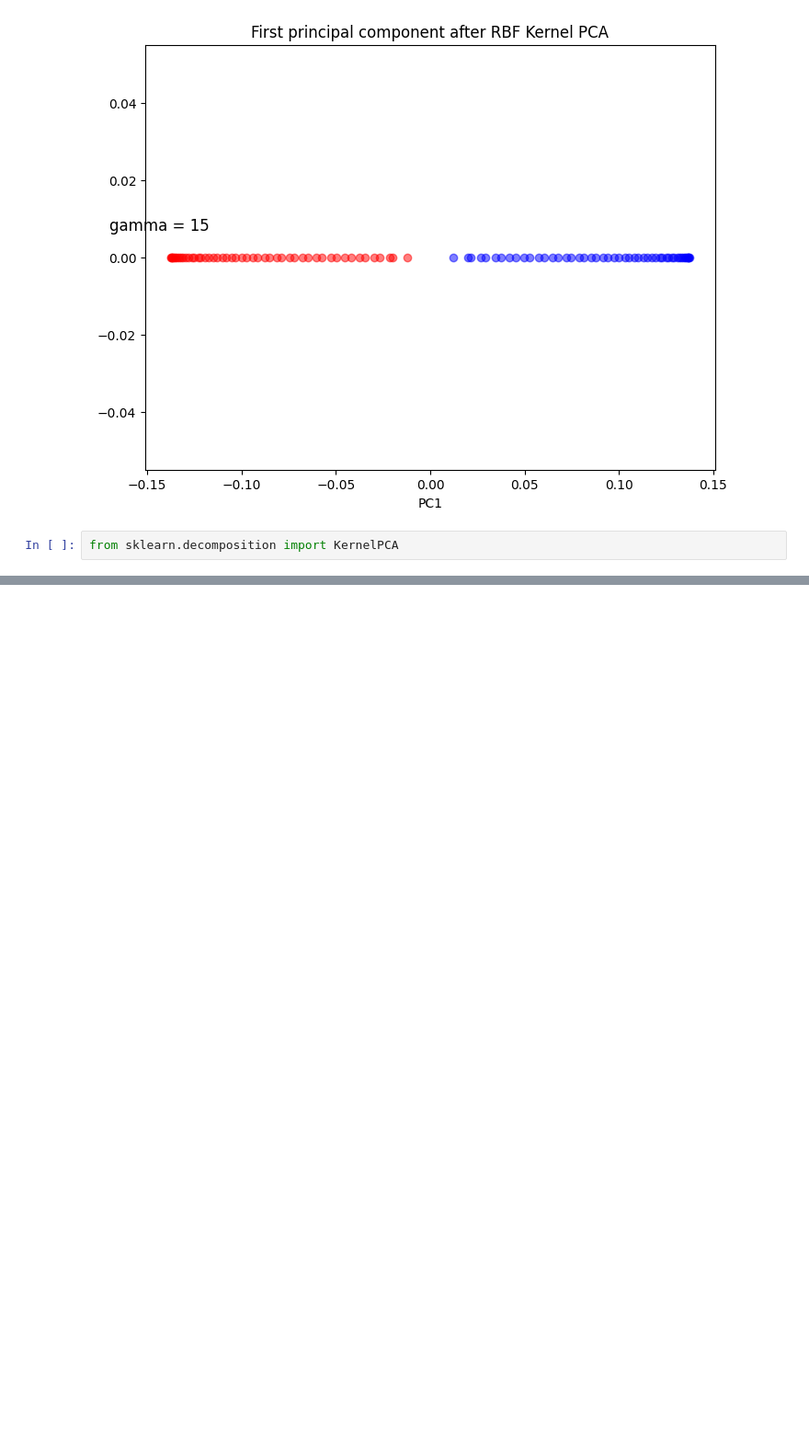
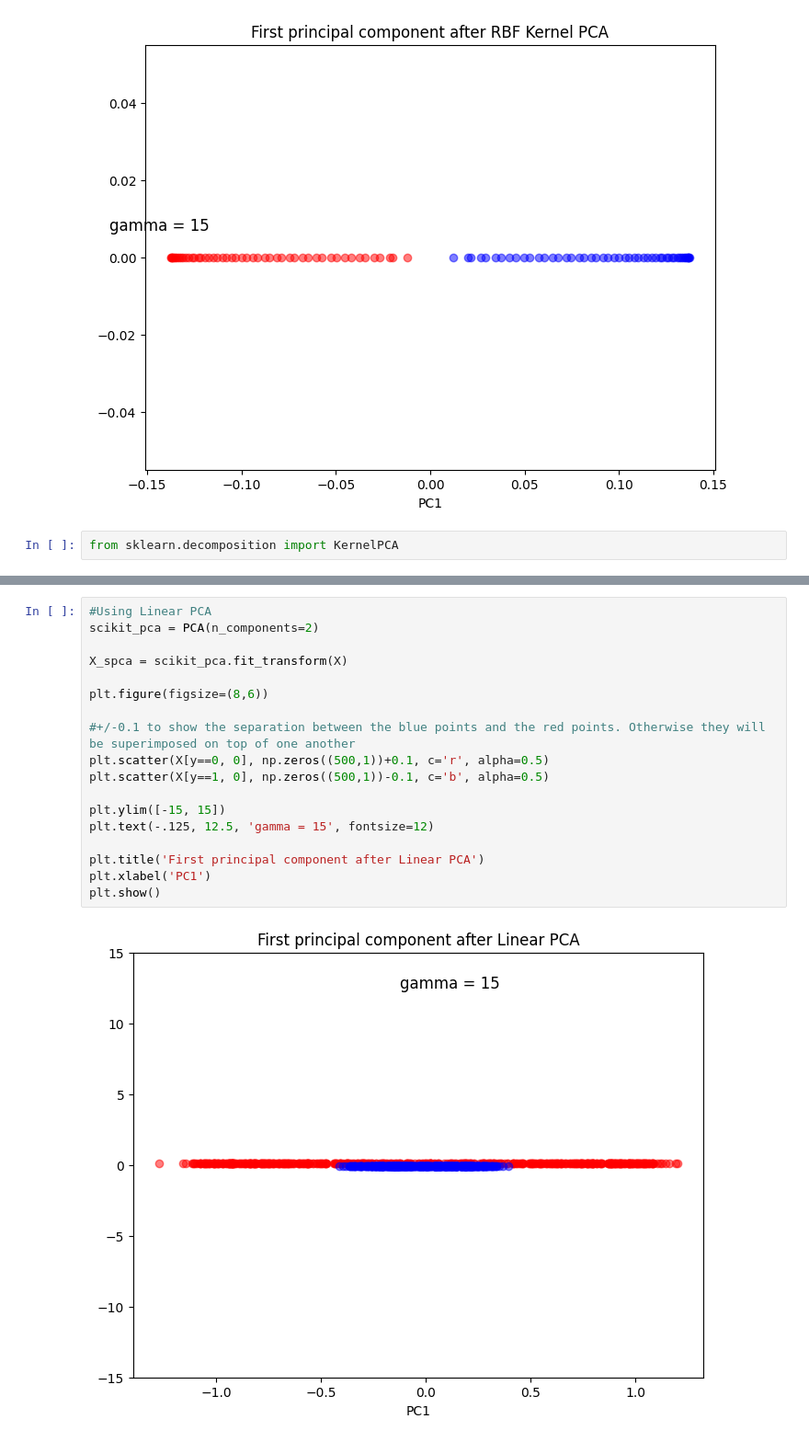
Before and after one commit to MaximillianJacob/PCA_Learning, a Jupyter notebook: py/2_KernelPCA/test3_Sebastian_Raschka.ipynb, the cells around one changed output, grey strips where cells are left out. Shown: that part at 92% size. Drawn from its saved outputs; the diff is of its cells as text; blank space fills up the shorter version.

```diff
--- a/py/2_KernelPCA/test3_Sebastian_Raschka.ipynb
+++ b/py/2_KernelPCA/test3_Sebastian_Raschka.ipynb
@@ -230,0 +267,20 @@ plt.scatter(X_skernpca[y==0, 0], X_skernpca[y==0, 1], c='r', alpha=0.5)
+# %%
+#Using Linear PCA
+scikit_pca = PCA(n_components=2)
+
+X_spca = scikit_pca.fit_transform(X)
+
+plt.figure(figsize=(8,6))
+
+#+/-0.1 to show the separation between the blue points and the red points. Otherwise they will be superimposed on top of one another
+plt.scatter(X[y==0, 0], np.zeros((500,1))+0.1, c='r', alpha=0.5)
+plt.scatter(X[y==1, 0], np.zeros((500,1))-0.1, c='b', alpha=0.5)
+
+plt.ylim([-15, 15])
+plt.text(-.125, 12.5, 'gamma = 15', fontsize=12)
+
+plt.title('First principal component after Linear PCA')
+plt.xlabel('PC1')
+plt.show()
+# %% [output]
+[figure, added]
```
Also changed, not shown: parts of 9 cells of this notebook.
